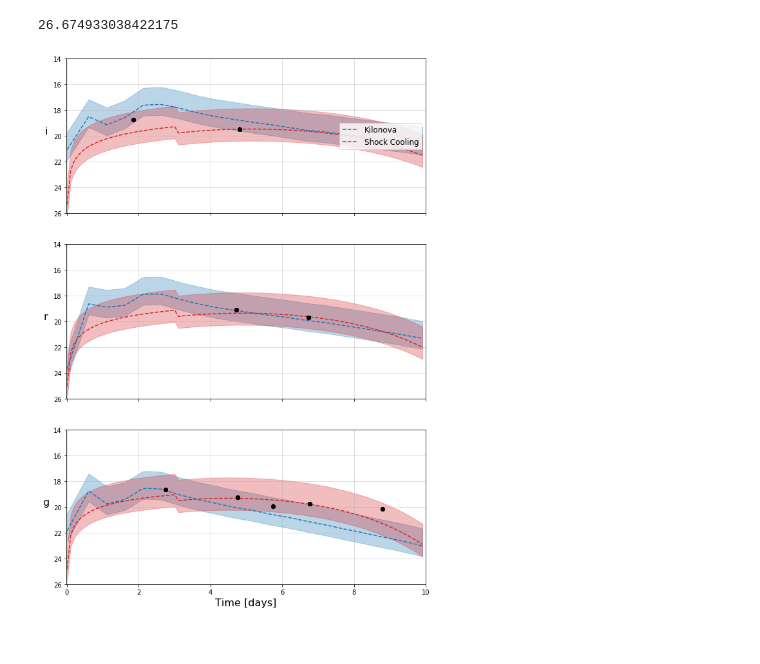
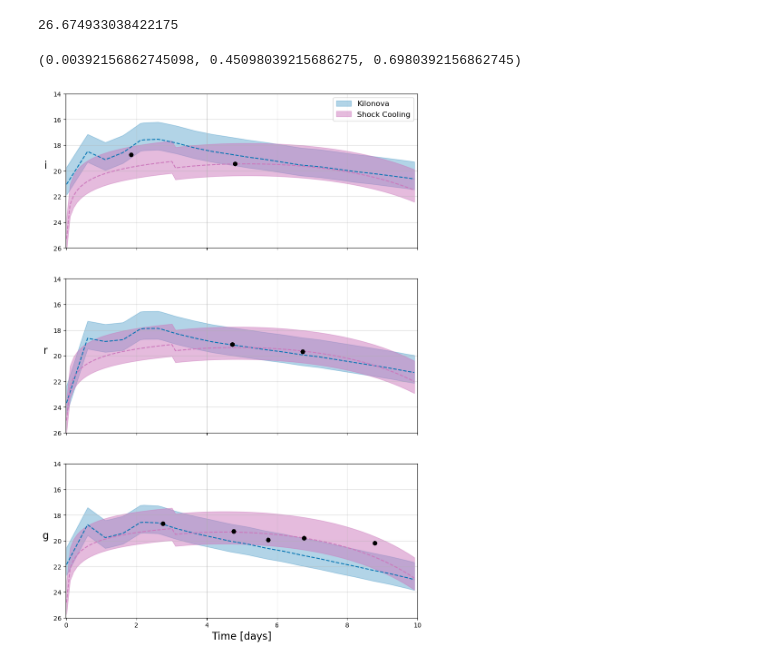
Before and after one commit to tylerbarna/nmma_fitter, a Jupyter notebook: abwysqyPlotting.ipynb, the cells around one changed output. Drawn from its saved outputs; the diff is of its cells as text; code cells hidden in the pictures.

Commit message:
corrected paper plots
Changed paper plots according to Michael's feedback. Also tried modifying the graphviz dot flowchart. Not sure how to properly handle it

```diff
--- a/abwysqyPlotting.ipynb
+++ b/abwysqyPlotting.ipynb
@@ -223,26 +238,24 @@ for i, filter in enumerate(filters):
 
     ax = axs[i]
     ax.set_ylabel(f'{filter}',rotation=0, labelpad=12, fontsize=16)
-    #grb_lc_lower = grb16[1][filter] +5 * np.log10(grb_lc_params[0]["luminosity_distance"] * 1e6 / 10.0)
-    grb_lcc = luminosity(grb_dist, grb_blc[1][filter])
-    grb_lcc_lower = luminosity(grb_dist+grb_var, grb_blc[1][filter])
-    grb_lcc_upper = luminosity(grb_dist-grb_var, grb_blc[1][filter])
-    ax.fill_between(sample_times, grb_lcc_lower, grb_lcc_upper, color='C2', alpha=0.3)
-    # grb_lc_mid = grb50[1][filter] +5 * np.log10(grb_lc_params[1]["luminosity_distance"] * 1e6 / 10.0)
-    # sn_lc_mid = sn50[1][filter] +5 * np.log10(sn_lc_params[1]["luminosity_distance"] * 1e6 / 10.0)
-    #grb_lc_upper = grb84[1][filter] +5 * np.log10(grb_lc_params[2]["luminosity_distance"] * 1e6 / 10.0)
-    # ax.fill_between(sample_times, grb16[1][filter], grb84[1][filter], color='C0', alpha=0.5)
-    # ax.plot(sample_times, grb50[1][filter], color='C0')
-    #ax.fill_between(sample_times, grb_lc_lower, grb_lc_upper, color='C0', alpha=0.5)
-    ax.plot(sample_times, grb_lcc, color='C2', linestyle='--', label='GRB Afterglow')
 
     ##supernova model
     sn_dist = sn_bf["luminosity_distance"]
     sn_lcc = luminosity(sn_dist, sn_blc[1][filter])
     sn_lcc_lower = luminosity(sn_dist+sn_var, sn_blc[1][filter])
     sn_lcc_upper = luminosity(sn_dist-sn_var, sn_blc[1][filter])
-    ax.fill_between(sample_times, sn_lcc_lower, sn_lcc_upper, color='C1', alpha=0.3)
-    ax.plot(sample_times, sn_lcc, color='C1', linestyle='--', label='Supernova')
+    ax.fill_between(sample_times, sn_lcc_lower, sn_lcc_upper, color=cp[3], alpha=0.3, label='Supernova')
+    ax.plot(sample_times, sn_lcc, color=cp[3], linestyle='--')
+
+
+    #grb_lc_lower = grb16[1][filter] +5 * np.log10(grb_lc_params[0]["luminosity_distance"] * 1e6 / 10.0)
+    grb_lcc = luminosity(grb_dist, grb_blc[1][filter])
+    grb_lcc_lower = luminosity(grb_dist+grb_var, grb_blc[1][filter])
+    grb_lcc_upper = luminosity(grb_dist-grb_var, grb_blc[1][filter])
+    ax.fill_between(sample_times, grb_lcc_lower, grb_lcc_upper, color=cp[2], alpha=0.3, label='GRB Afterglow')
+    ax.plot(sample_times, grb_lcc, color=cp[2], linestyle='--')
+
+
 
     try:
         detections = df[(df['filter'] == filter) & (df['mag_unc'] != np.inf)]
@@ -337,11 +350,17 @@ print(sc_var)
 # %%
 kn_blc = knModel.generate_lightcurve(sample_times, kn_bf)
 sc_blc = scModel.generate_lightcurve(sample_times, sc_bf)
+# %%
+cp[0]
+# %% [output]
+(0.00392156862745098, 0.45098039215686275, 0.6980392156862745)
 # %%
+plt.style.use("seaborn-colorblind")
+plt.style.context(("seaborn-colorblind",))
 abotosePath = './candidate_data/paper_candidates/v1/candidate_data/ZTF21abotose.dat'
 df2 = pd.read_csv(abotosePath, sep=' ', header=None, names=['t', 'filter', 'mag', 'mag_unc'])
 df2['t'] = Time(pd.to_datetime(df2['t'])).mjd
-df2['t'] = df2['t'] - Time('2021-07-28 05:10:28.004').mjd
+df2['t'] = df2['t'] - Time('2021-07-28 05:10:28.004').mjd #+2.75
 df2.head(25)
 
 fig, axs = plt.subplots(3,1,figsize=(10, 15),sharex=True, sharey=True, facecolor='w')
@@ -354,42 +373,42 @@ for i, filter in enumerate(filters):
     kn_lcc = luminosity(kn_bf["luminosity_distance"], kn_blc[1][filter])
     kn_lcc_lower = luminosity(kn_bf["luminosity_distance"]+kn_var*2, kn_blc[1][filter])
     kn_lcc_upper = luminosity(kn_bf["luminosity_distance"]-kn_var*2, kn_blc[1][filter])
-    ax.fill_between(sample_times, kn_lcc_lower, kn_lcc_upper, color='C0', alpha=0.3)
-    ax.plot(sample_times, kn_lcc, color='C0', linestyle='--', label='Kilonova')
+    ax.fill_between(sample_times, kn_lcc_lower, kn_lcc_upper, color=cp[0], alpha=0.3, label='Kilonova')
+    ax.plot(sample_times, kn_lcc, color=cp[0], linestyle='--', )
 
     sc_lcc = luminosity(sc_bf["luminosity_distance"], sc_blc[1][filter])
     sc_lcc_upper = luminosity(sc_bf["luminosity_distance"]+sc_var, sc_blc[1][filter])
     sc_lcc_lower = luminosity(sc_bf["luminosity_distance"]-sc_var, sc_blc[1][filter])
-    ax.fill_between(sample_times, sc_lcc_lower, sc_lcc_upper, color='C3', alpha=0.3)
-    ax.plot(sample_times, sc_lcc, color='C3', linestyle='--', label='Shock Cooling')
+    ax.fill_between(sample_times, sc_lcc_lower, sc_lcc_upper, color=cp[4], alpha=0.5,label='Shock Cooling')
+    ax.plot(sample_times, sc_lcc, color=cp[4], linestyle='--', )
 
     try:
         detections = df2[(df2['filter'] == filter) & (df2['mag_unc'] != np.inf)]
     except:
         detections = None
     try:
         non_detections = df2[(df2['filter'] == filter) & (df2['mag_unc'] == np.inf)]
     except:
         non_detections = None
     #non_detections = df[(df['filter'] == filter) & (df['mag_unc'] is np.inf)]
     #display(detections)
 
     try:
-        ax.errorbar(detections['t']+2.75, detections['mag'], yerr=detections['mag_unc'], fmt='o', color='k')
+        ax.errorbar(detections['t'], detections['mag'], yerr=detections['mag_unc'], fmt='o', color='k')
     except:
         None
     try:
         ax.scatter(non_detections['t'], non_detections['mag'], marker='v', color='k',zorder=10)
     except:
         None
     ax.invert_yaxis()
     ax.set_ylim(26, 14)
     ax.set_xlim(-0.01,10)
-    axs[0].legend(loc='center right', fontsize=12)
+    axs[0].legend(loc='upper right', fontsize=12)
     ax.grid(alpha=0.5)
     axs[2].set_xlabel('Time [days]', fontsize=16)
 
-#plt.savefig('outdir/ZTF20abotoseModels.png', dpi=300, bbox_inches='tight')
+#plt.savefig('outdir/ZTF21abotoseModels.png', dpi=300, bbox_inches='tight')
 #plt.show()
 # %% [output]
-[figure, old version]
+[figure, new version]
```
Also changed, not shown: parts of 5 cells of this notebook, 11 other files.
